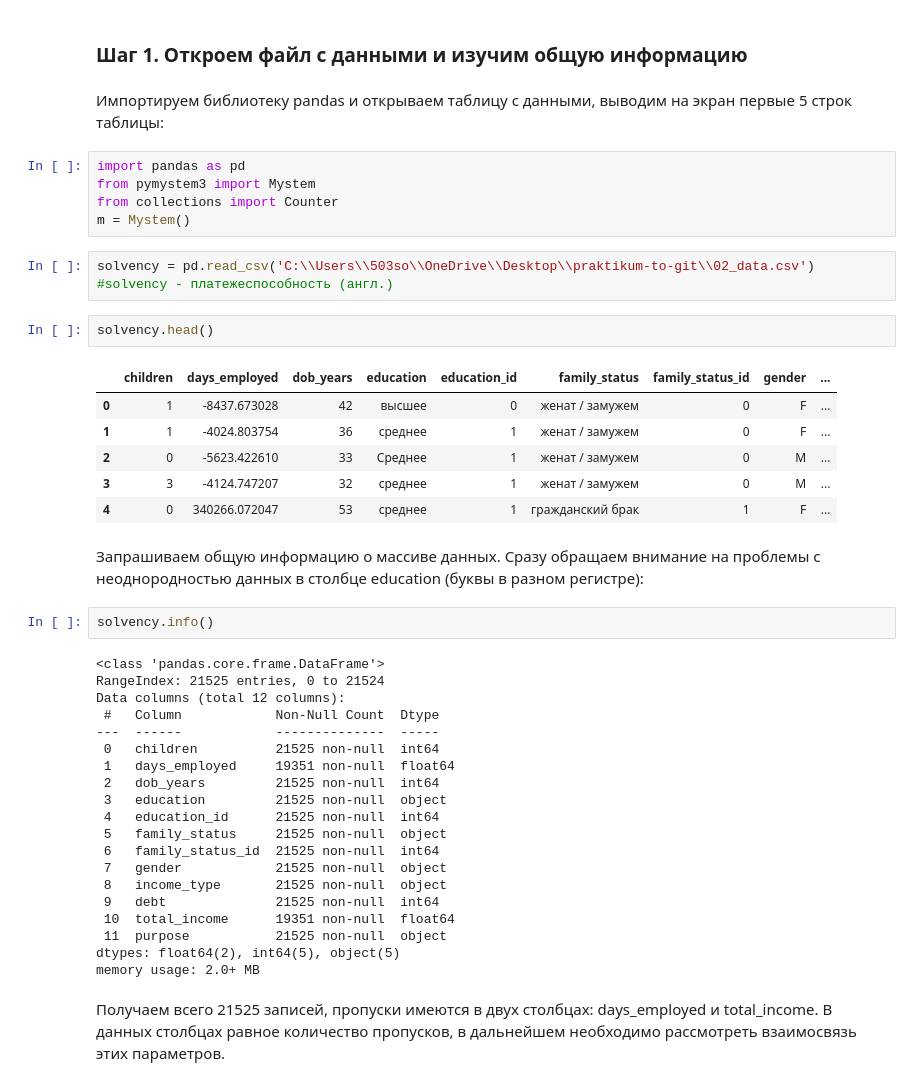
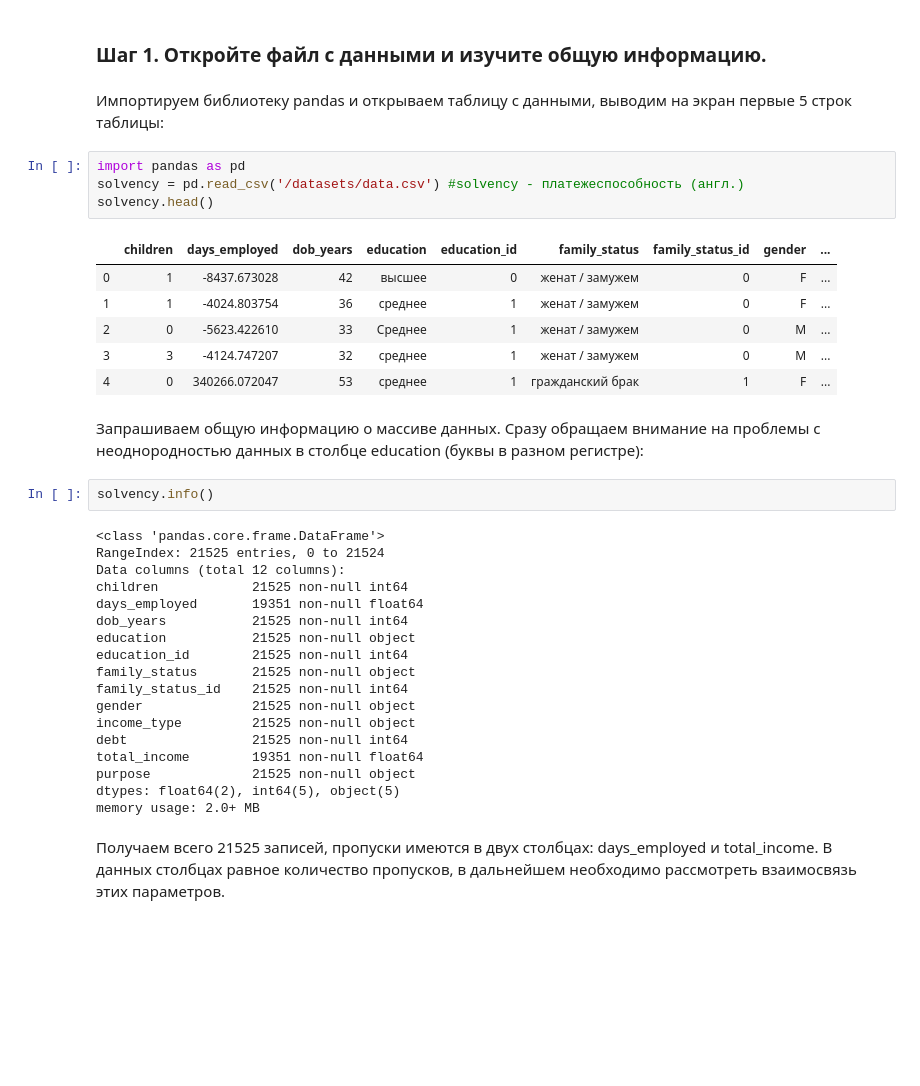
Before and after one commit to Grimmjaunt/yandex_practikum_projects, a Jupyter notebook: 02_reliability_of_borrowers/02_reliability_of_borrowers.ipynb, the cells around one changed output. Drawn from its saved outputs; the diff is of its cells as text; blank space fills up the shorter version.

```diff
--- a/02_reliability_of_borrowers/02_reliability_of_borrowers.ipynb
+++ b/02_reliability_of_borrowers/02_reliability_of_borrowers.ipynb
@@ -29,24 +7,18 @@
 # %% [markdown]
-### Шаг 1. Откроем файл с данными и изучим общую информацию <a name="step_1"></a>
+### Шаг 1. Откройте файл с данными и изучите общую информацию.
 # %% [markdown]
 Импортируем библиотеку pandas и открываем таблицу с данными, выводим на экран первые 5 строк таблицы:
-# %%
-import pandas as pd
-from pymystem3 import Mystem
-from collections import Counter
-m = Mystem()
-# %%
-solvency = pd.read_csv('C:\\Users\\503so\\OneDrive\\Desktop\\praktikum-to-git\\02_data.csv')
-#solvency - платежеспособность (англ.)
-# %%
-solvency.head()
-# %% [output]
-|  | children | days_employed | dob_years | education | education_id | family_status | family_status_id | gender | ... |
-| 0 | 1 | -8437.673028 | 42 | высшее | 0 | женат / замужем | 0 | F | ... |
-| 1 | 1 | -4024.803754 | 36 | среднее | 1 | женат / замужем | 0 | F | ... |
-| 2 | 0 | -5623.422610 | 33 | Среднее | 1 | женат / замужем | 0 | M | ... |
-| 3 | 3 | -4124.747207 | 32 | среднее | 1 | женат / замужем | 0 | M | ... |
-| 4 | 0 | 340266.072047 | 53 | среднее | 1 | гражданский брак | 1 | F | ... |
+# %%
+import pandas as pd
+solvency = pd.read_csv('/datasets/data.csv') #solvency - платежеспособность (англ.)
+solvency.head()
+# %% [output]
+|  | children | days_employed | dob_years | education | education_id | family_status | family_status_id | gender | ... |
+| 0 | 1 | -8437.673028 | 42 | высшее | 0 | женат / замужем | 0 | F | ... |
+| 1 | 1 | -4024.803754 | 36 | среднее | 1 | женат / замужем | 0 | F | ... |
+| 2 | 0 | -5623.422610 | 33 | Среднее | 1 | женат / замужем | 0 | M | ... |
+| 3 | 3 | -4124.747207 | 32 | среднее | 1 | женат / замужем | 0 | M | ... |
+| 4 | 0 | 340266.072047 | 53 | среднее | 1 | гражданский брак | 1 | F | ... |
 # %% [markdown]
 Запрашиваем общую информацию о массиве данных.
 Сразу обращаем внимание на проблемы с неоднородностью данных в столбце education (буквы в разном регистре):
@@ -56,20 +28,18 @@ solvency.info()
 <class 'pandas.core.frame.DataFrame'>
 RangeIndex: 21525 entries, 0 to 21524
 Data columns (total 12 columns):
- #   Column            Non-Null Count  Dtype
----  ------            --------------  -----
- 0   children          21525 non-null  int64
- 1   days_employed     19351 non-null  float64
- 2   dob_years         21525 non-null  int64
- 3   education         21525 non-null  object
- 4   education_id      21525 non-null  int64
- 5   family_status     21525 non-null  object
- 6   family_status_id  21525 non-null  int64
- 7   gender            21525 non-null  object
- 8   income_type       21525 non-null  object
- 9   debt              21525 non-null  int64
- 10  total_income      19351 non-null  float64
- 11  purpose           21525 non-null  object
+children            21525 non-null int64
+days_employed       19351 non-null float64
+dob_years           21525 non-null int64
+education           21525 non-null object
+education_id        21525 non-null int64
+family_status       21525 non-null object
+family_status_id    21525 non-null int64
+gender              21525 non-null object
+income_type         21525 non-null object
+debt                21525 non-null int64
+total_income        19351 non-null float64
+purpose             21525 non-null object
 dtypes: float64(2), int64(5), object(5)
 memory usage: 2.0+ MB
 # %% [markdown]
```
Also changed, not shown: parts of 59 cells of this notebook.
